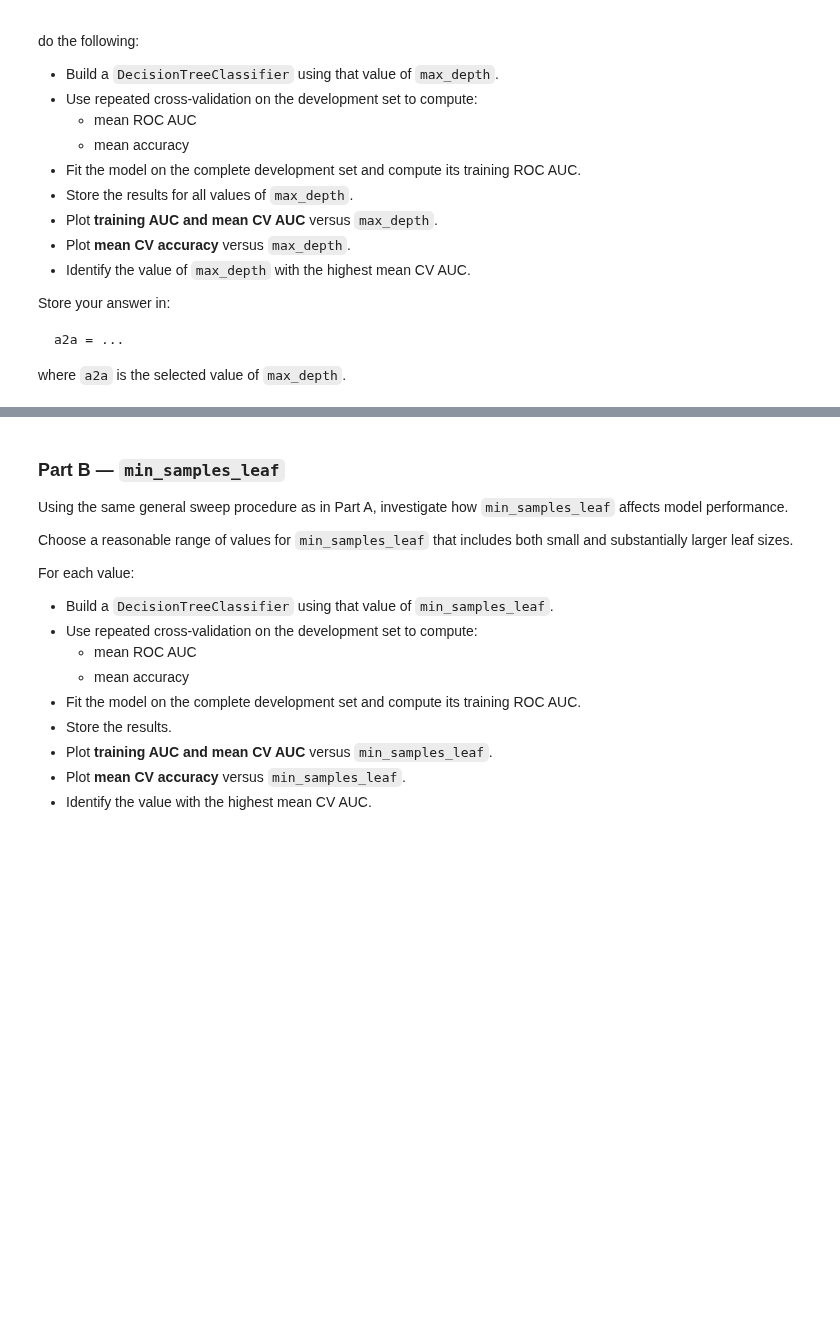
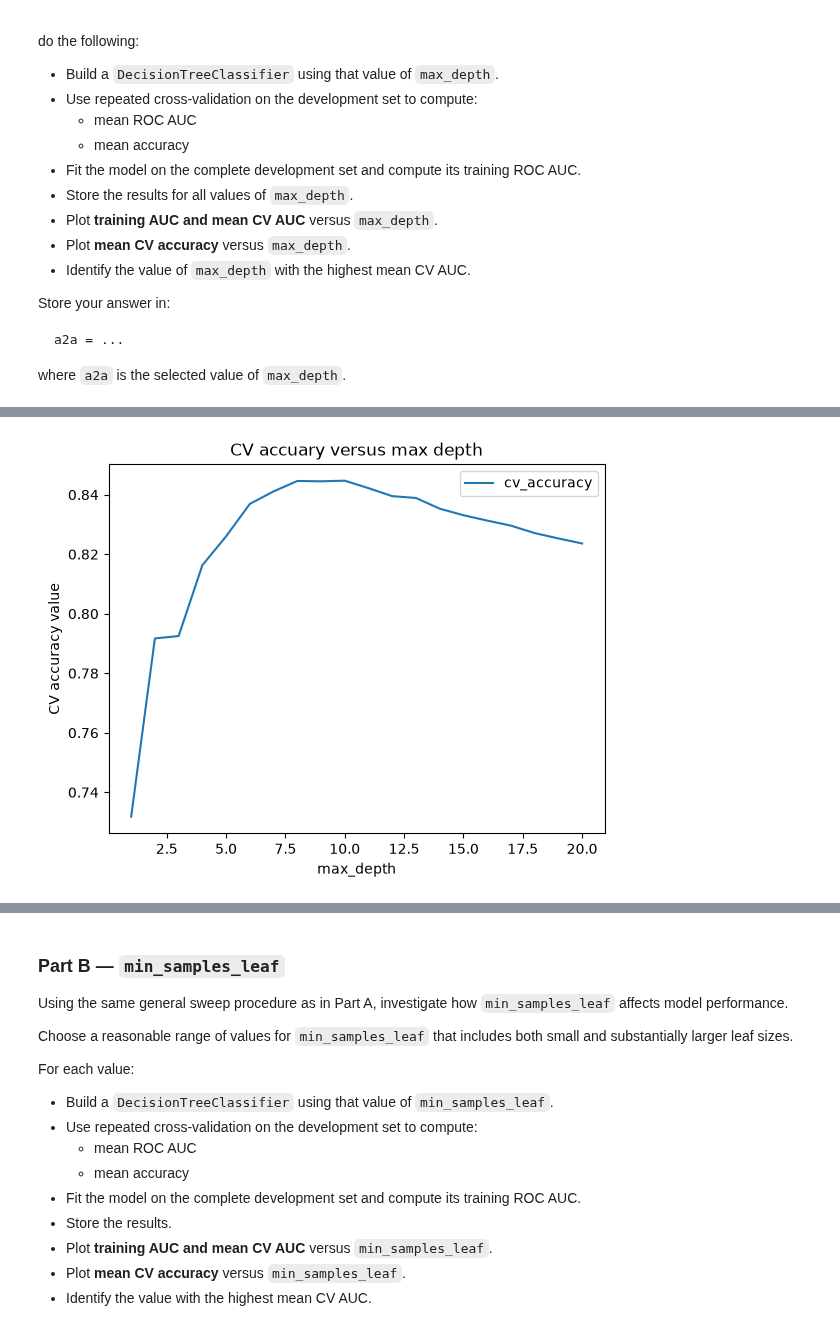
Before and after one commit to max-issokson-bu/DX603-Assignments, a Jupyter notebook: Homework_06.ipynb, the cells around one changed output, grey strips where cells are left out. Drawn from its saved outputs; the diff is of its cells as text; code cells hidden in the pictures; blank space fills up the shorter version.

```diff
--- a/Homework_06.ipynb
+++ b/Homework_06.ipynb
@@ -349,3 +430,12 @@ where `a2a` is the selected value of `max_depth`.
+# %%
+plt.plot(depth_values, cv_accuracy, label = 'cv_accuracy')
+plt.legend()
+plt.title("CV accuary versus max depth")
+plt.ylabel('CV accuracy value')
+plt.xlabel('max_depth')
+plt.show()
+# %% [output]
+[figure, added]
 # %%
 # Your answer here, NOT in the next cell
 
```
Also changed, not shown: parts of 57 cells of this notebook.
